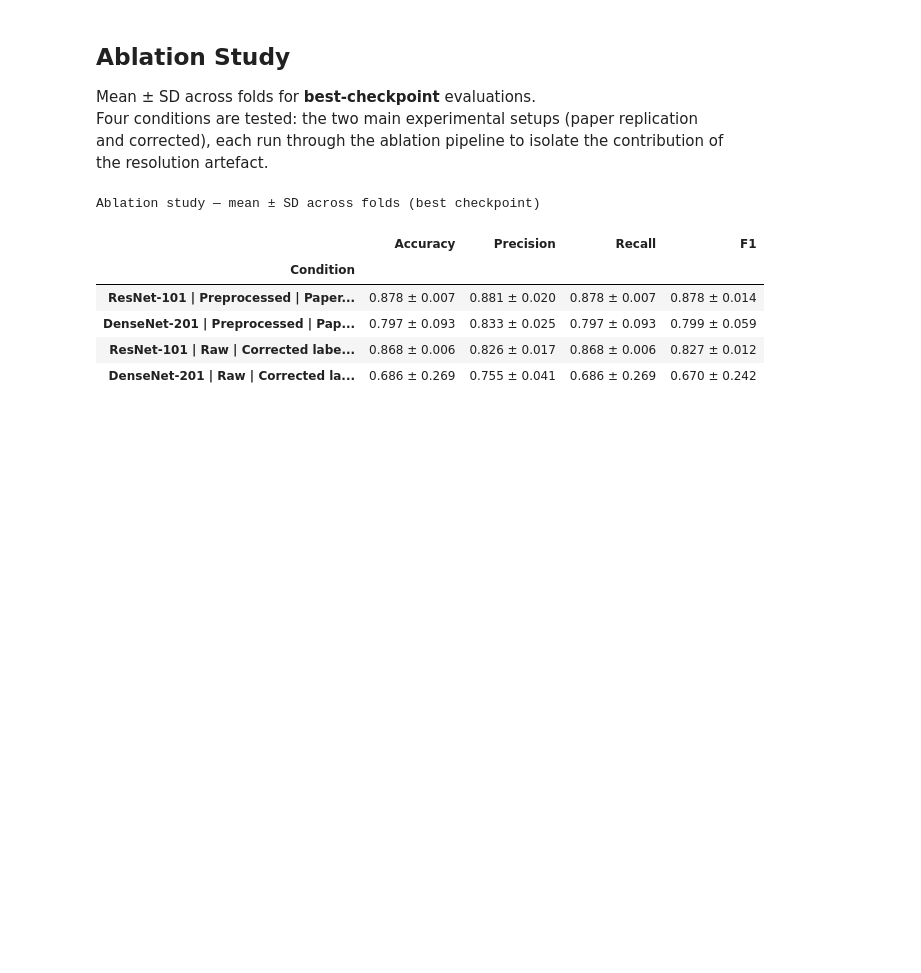
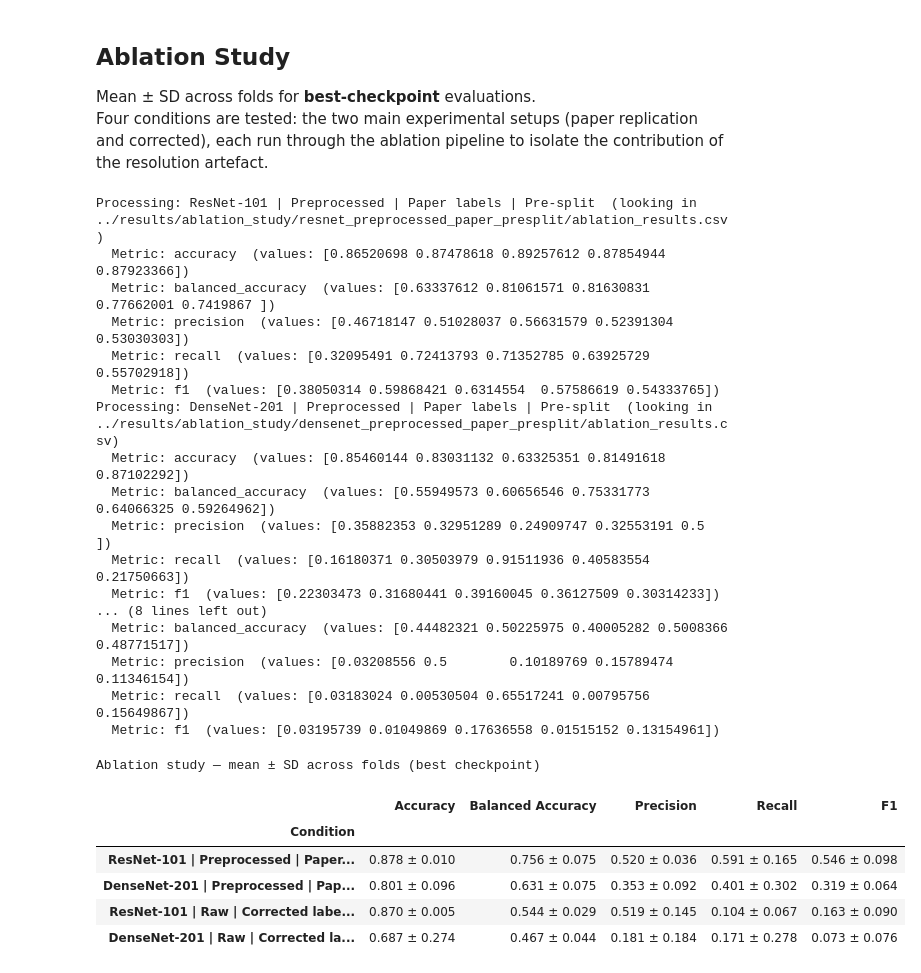
Before and after one commit to HolgeMax/PMG, a Jupyter notebook: notebooks/Metrics_exploration.ipynb, the cells around one changed output. Saved outputs shown, nothing was run; the diff lists cells and outputs as text; code cells hidden in the pictures; blank space fills up the shorter version.

```diff
--- a/notebooks/Metrics_exploration.ipynb
+++ b/notebooks/Metrics_exploration.ipynb
@@ -431,45 +431,64 @@ Cross-fold summary — ResNet-101 | Preprocessed Paper setup null
 Mean ± SD across folds for **best-checkpoint** evaluations.
 Four conditions are tested: the two main experimental setups (paper replication and corrected), each run through the ablation pipeline to isolate the contribution of the resolution artefact.
 # %%
-METRICS_ABL = ["accuracy", "precision", "recall", "f1_score"]
-LABELS_ABL  = ["Accuracy", "Precision", "Recall", "F1"]
+METRICS_ABL = ["accuracy", "balanced_accuracy", "precision", "recall", "f1"]
+LABELS_ABL  = ["Accuracy", "Balanced Accuracy", "Precision", "Recall", "F1"]
 
 ABLATION_RUNS = {
     "ResNet-101 | Preprocessed | Paper labels | Pre-split":   "resnet_preprocessed_paper_presplit",
     "DenseNet-201 | Preprocessed | Paper labels | Pre-split": "densenet_preprocessed_paper_presplit",
     "ResNet-101 | Raw | Corrected labels | Post-split":       "resnet_raw_correct_postsplit",
     "DenseNet-201 | Raw | Corrected labels | Post-split":     "densenet_raw_correct_postsplit",
 }
 
 rows = []
 for label, folder in ABLATION_RUNS.items():
     csv_path = ABLATION_DIR / folder / "ablation_results.csv"
+    print(f"Processing: {label}  (looking in {csv_path})")
     if not csv_path.exists():
         print(f"Missing: {csv_path}")
         continue
     df = pd.read_csv(csv_path)
     df_best = df[df["checkpoint"].str.contains("_best")]
     row = {"Condition": label}
     for col, lbl in zip(METRICS_ABL, LABELS_ABL):
+        print(f"  Metric: {col}  (values: {df_best[col].values})")
         m, s = df_best[col].mean(), df_best[col].std(ddof=1)
         row[lbl] = f"{m:.3f} ± {s:.3f}"
     rows.append(row)
 
 df_abl_summary = pd.DataFrame(rows).set_index("Condition")
 display(
     df_abl_summary.style
     .set_caption("Ablation study — mean ± SD across folds (best checkpoint)")
     .set_table_styles([
         {"selector": "caption", "props": [("font-weight", "bold"), ("font-size", "13px")]},
         {"selector": "th", "props": [("text-align", "center")]},
         {"selector": "td", "props": [("text-align", "center")]},
     ])
 )
 # %% [output]
-Ablation study — mean ± SD across folds (best checkpoint)
+Processing: ResNet-101 | Preprocessed | Paper labels | Pre-split  (looking in ../results/ablation_study/resnet_preprocessed_paper_presplit/ablation_results.csv)
+  Metric: accuracy  (values: [0.86520698 0.87478618 0.89257612 0.87854944 0.87923366])
+  Metric: balanced_accuracy  (values: [0.63337612 0.81061571 0.81630831 0.77662001 0.7419867 ])
+  Metric: precision  (values: [0.46718147 0.51028037 0.56631579 0.52391304 0.53030303])
+  Metric: recall  (values: [0.32095491 0.72413793 0.71352785 0.63925729 0.55702918])
+  Metric: f1  (values: [0.38050314 0.59868421 0.6314554  0.57586619 0.54333765])
+Processing: DenseNet-201 | Preprocessed | Paper labels | Pre-split  (looking in ../results/ablation_study/densenet_preprocessed_paper_presplit/ablation_results.csv)
+  Metric: accuracy  (values: [0.85460144 0.83031132 0.63325351 0.81491618 0.87102292])
+  Metric: balanced_accuracy  (values: [0.55949573 0.60656546 0.75331773 0.64066325 0.59264962])
+  Metric: precision  (values: [0.35882353 0.32951289 0.24909747 0.32553191 0.5       ])
+  Metric: recall  (values: [0.16180371 0.30503979 0.91511936 0.40583554 0.21750663])
+  Metric: f1  (values: [0.22303473 0.31680441 0.39160045 0.36127509 0.30314233])
+... (8 lines left out)
+  Metric: balanced_accuracy  (values: [0.44482321 0.50225975 0.40005282 0.5008366  0.48771517])
+  Metric: precision  (values: [0.03208556 0.5        0.10189769 0.15789474 0.11346154])
+  Metric: recall  (values: [0.03183024 0.00530504 0.65517241 0.00795756 0.15649867])
+  Metric: f1  (values: [0.03195739 0.01049869 0.17636558 0.01515152 0.13154961])
+Ablation study — mean ± SD across folds (best checkpoint)
-|  | Accuracy | Precision | Recall | F1 |
-| Condition |  |  |  |  |
-| ResNet-101 | Preprocessed | Paper... | 0.878 ± 0.007 | 0.881 ± 0.020 | 0.878 ± 0.007 | 0.878 ± 0.014 |
-| DenseNet-201 | Preprocessed | Pap... | 0.797 ± 0.093 | 0.833 ± 0.025 | 0.797 ± 0.093 | 0.799 ± 0.059 |
-| ResNet-101 | Raw | Corrected labe... | 0.868 ± 0.006 | 0.826 ± 0.017 | 0.868 ± 0.006 | 0.827 ± 0.012 |
-| DenseNet-201 | Raw | Corrected la... | 0.686 ± 0.269 | 0.755 ± 0.041 | 0.686 ± 0.269 | 0.670 ± 0.242 |
+|  | Accuracy | Balanced Accuracy | Precision | Recall | F1 |
+| Condition |  |  |  |  |  |
+| ResNet-101 | Preprocessed | Paper... | 0.878 ± 0.010 | 0.756 ± 0.075 | 0.520 ± 0.036 | 0.591 ± 0.165 | 0.546 ± 0.098 |
+| DenseNet-201 | Preprocessed | Pap... | 0.801 ± 0.096 | 0.631 ± 0.075 | 0.353 ± 0.092 | 0.401 ± 0.302 | 0.319 ± 0.064 |
+| ResNet-101 | Raw | Corrected labe... | 0.870 ± 0.005 | 0.544 ± 0.029 | 0.519 ± 0.145 | 0.104 ± 0.067 | 0.163 ± 0.090 |
+| DenseNet-201 | Raw | Corrected la... | 0.687 ± 0.274 | 0.467 ± 0.044 | 0.181 ± 0.184 | 0.171 ± 0.278 | 0.073 ± 0.076 |
```
Also changed, not shown: parts of 6 cells of this notebook, 25 other files.
